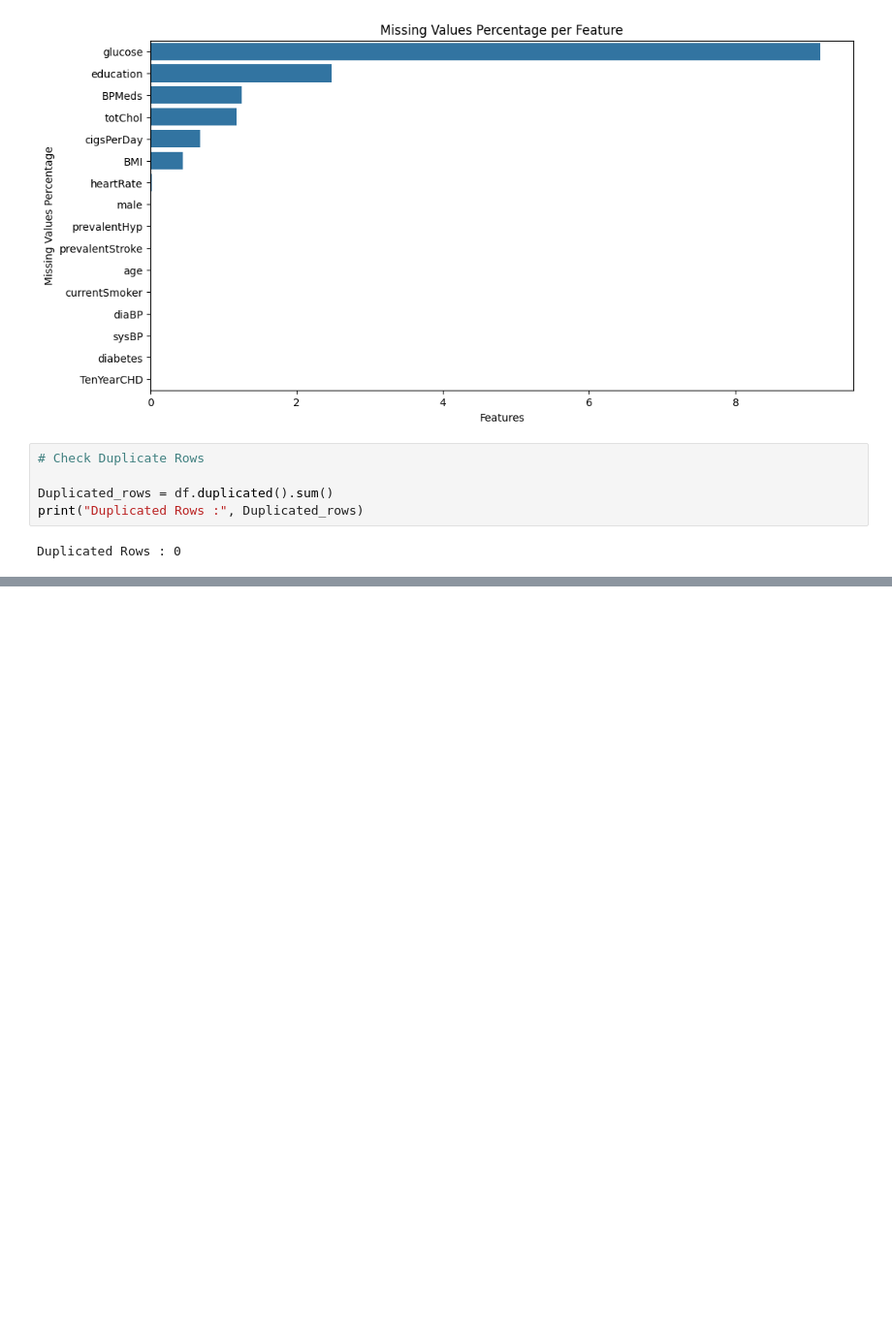
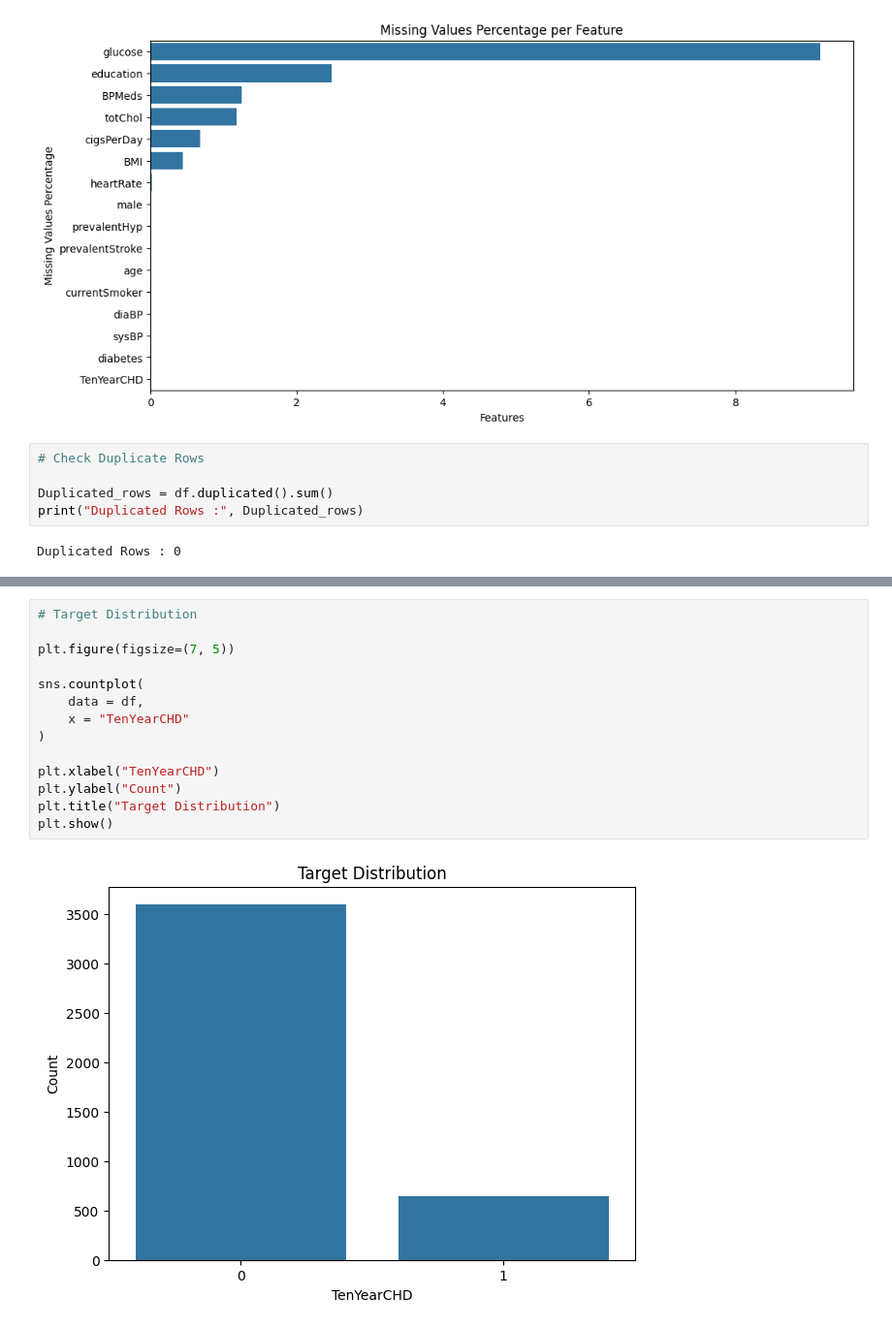
Before and after one commit to Kartheek-777/TNS-Training, a Jupyter notebook: Logistic_Regression.ipynb, the cells around one changed output, grey strips where cells are left out. Shown at 97% size. Cells and saved outputs as stored; diff of their text form; blank space fills up the shorter version.

```diff
--- a/Logistic_Regression.ipynb
+++ b/Logistic_Regression.ipynb
@@ -262,0 +284,16 @@ Duplicated Rows : 0
+# %%
+# Target Distribution
+
+plt.figure(figsize=(7, 5))
+
+sns.countplot(
+    data = df,
+    x = "TenYearCHD"
+)
+
+plt.xlabel("TenYearCHD")
+plt.ylabel("Count")
+plt.title("Target Distribution")
+plt.show()
+# %% [output]
+[figure, added]
```
Also changed, not shown: parts of 3 cells of this notebook.
